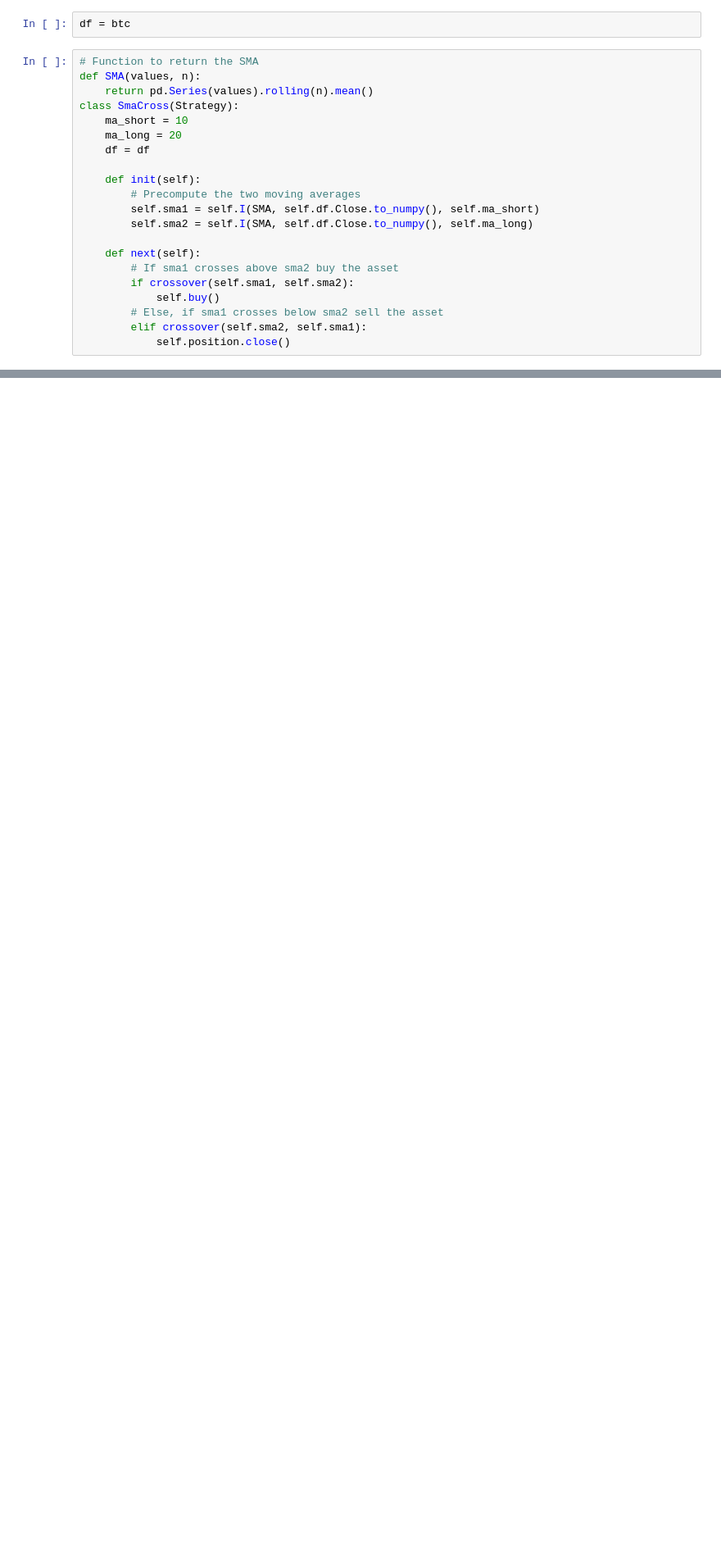
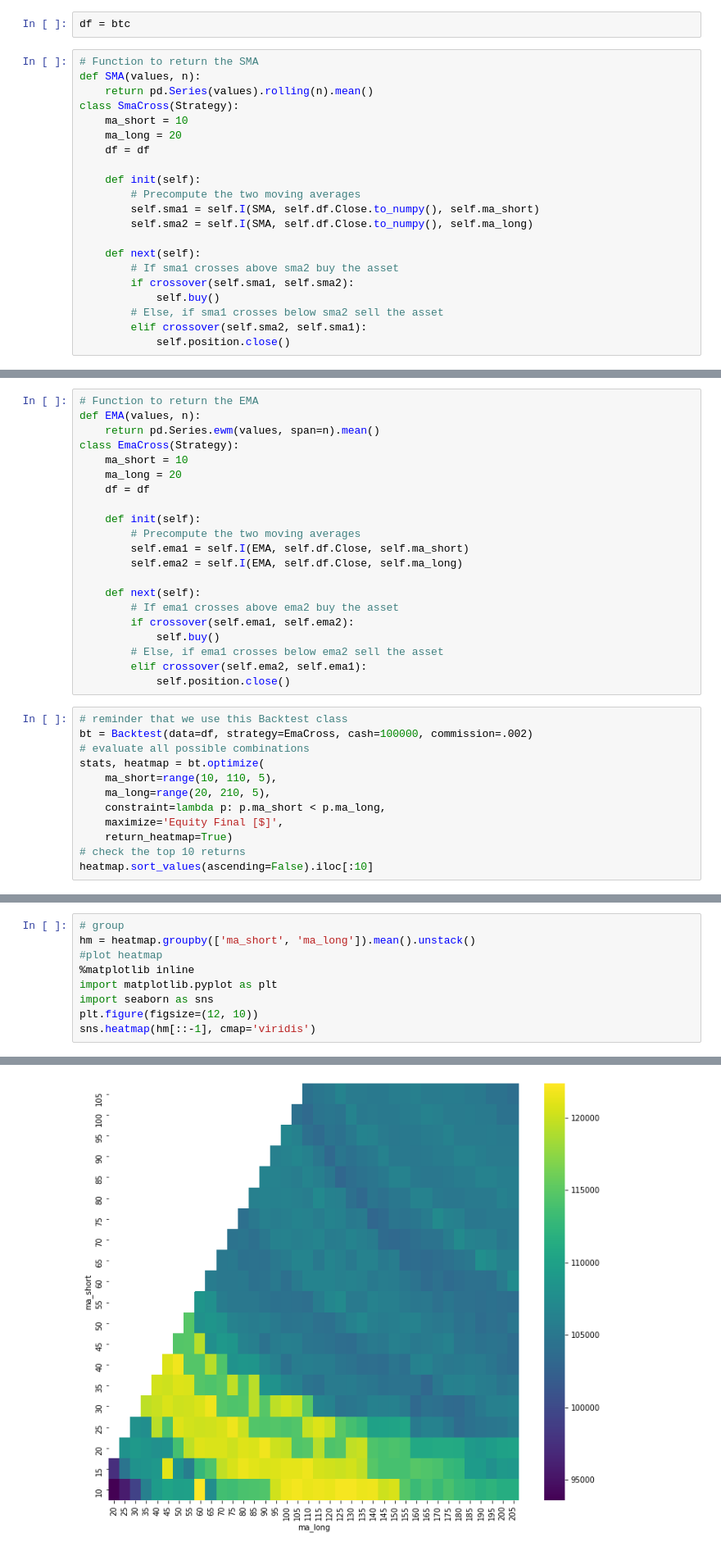
Before and after one commit to MadisonL19/crypto-mean-reversion, a Jupyter notebook: ema_analysis.ipynb, the cells around one changed output, grey strips where cells are left out. Shown at 82% size. Drawn from its saved outputs; the diff is of its cells as text; blank space fills up the shorter version.

```diff
--- a/ema_analysis.ipynb
+++ b/ema_analysis.ipynb
@@ -190,3 +178,36 @@ _strategy                      SmaCross_25_50
 _equity_curve                         Equi...
 _trades                      Size  EntryBa...
 dtype: object
+# %%
+# Function to return the EMA
+def EMA(values, n):
+    return pd.Series.ewm(values, span=n).mean()
+class EmaCross(Strategy):
+    ma_short = 10
+    ma_long = 20
+    df = df
+
+    def init(self):
+        # Precompute the two moving averages
+        self.ema1 = self.I(EMA, self.df.Close, self.ma_short)
+        self.ema2 = self.I(EMA, self.df.Close, self.ma_long)
+
+    def next(self):
+        # If ema1 crosses above ema2 buy the asset
+        if crossover(self.ema1, self.ema2):
+            self.buy()
+        # Else, if ema1 crosses below ema2 sell the asset
+        elif crossover(self.ema2, self.ema1):
+            self.position.close()
+# %%
+# reminder that we use this Backtest class
+bt = Backtest(data=df, strategy=EmaCross, cash=100000, commission=.002)
+# evaluate all possible combinations
+stats, heatmap = bt.optimize(
+    ma_short=range(10, 110, 5),
+    ma_long=range(20, 210, 5),
+    constraint=lambda p: p.ma_short < p.ma_long,
+    maximize='Equity Final [$]',
+    return_heatmap=True)
+# check the top 10 returns
+heatmap.sort_values(ascending=False).iloc[:10]
@@ -192,0 +227,10 @@ dtype: object
+# %%
+# group
+hm = heatmap.groupby(['ma_short', 'ma_long']).mean().unstack()
+#plot heatmap
+%matplotlib inline
+import matplotlib.pyplot as plt
+import seaborn as sns
+plt.figure(figsize=(12, 10))
+sns.heatmap(hm[::-1], cmap='viridis')
+# %% [output]
@@ -192,0 +238 @@ dtype: object
+[figure, added]
```
Also changed, not shown: parts of 11 cells of this notebook.
